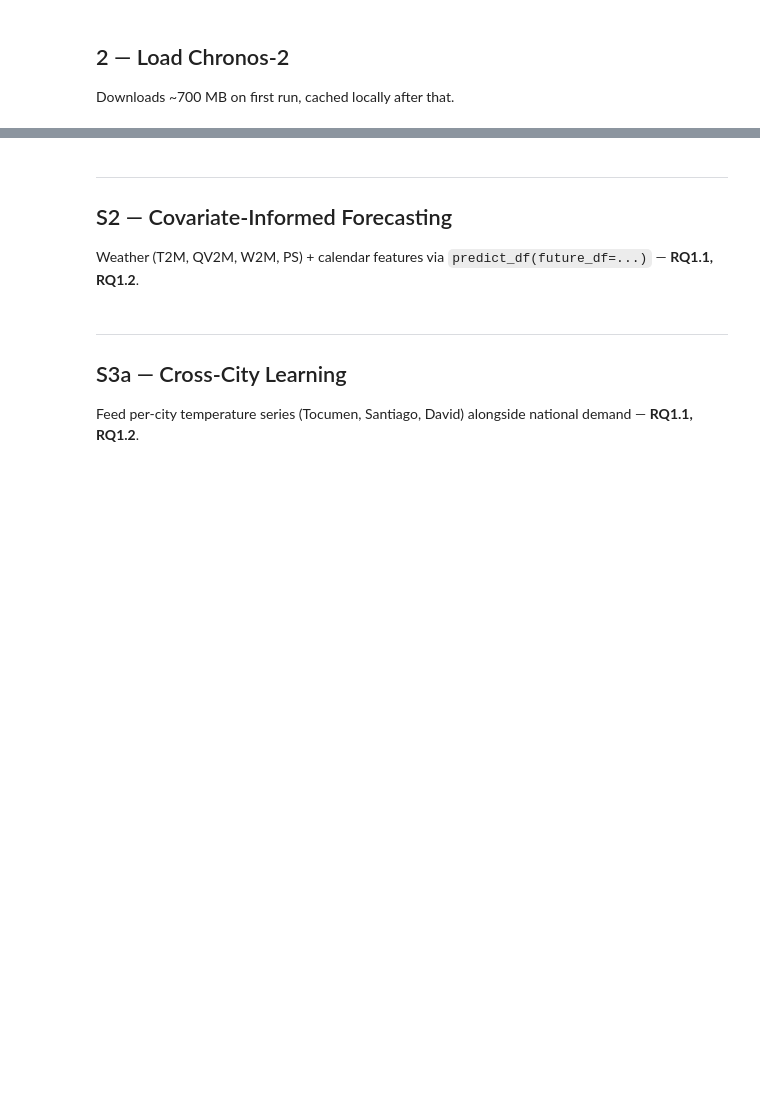
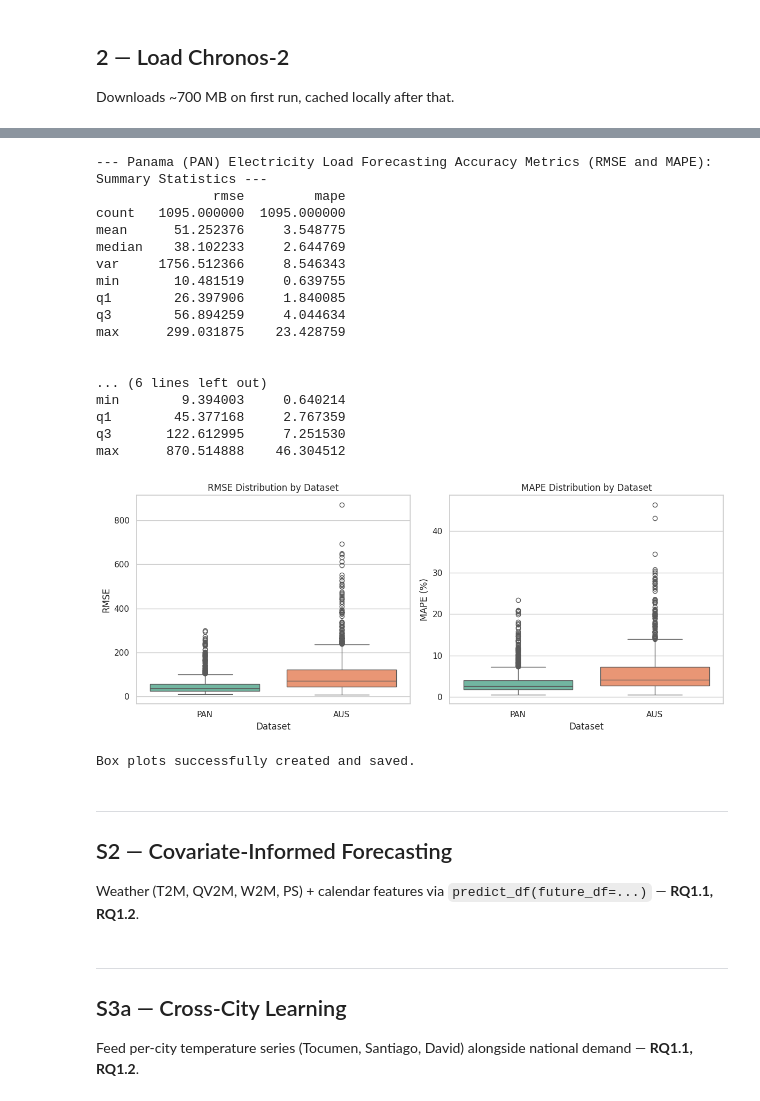
Before and after one commit to schmetti-kim/RCS_time_series_forecasting_electric_load, a Jupyter notebook: chronos_research/main.ipynb, the cells around one changed output, grey strips where cells are left out. Cells and saved outputs as stored; diff of their text form; code cells hidden in the pictures; blank space fills up the shorter version.

```diff
--- a/chronos_research/main.ipynb
+++ b/chronos_research/main.ipynb
@@ -162,3 +166,36 @@ print(res_s1)  # ← add this line
+# %%
+# Display Summary Statistics of the resulting Accuracy Metrics
+print("--- Panama (PAN) Electricity Load Forecasting Accuracy Metrics (RMSE and MAPE): Summary Statistics ---")
+print(compute_summary_statistics(pan_res, columns=['rmse', 'mape']))
+print("\n")
+print("--- Australia (AUS) Electricity Load Forecasting Accuracy Metrics (RMSE and MAPE): Summary Statistics ---")
+print(compute_summary_statistics(aus_res, columns=['rmse', 'mape']))
+
+# Combine pan_res and aus_res vertically
+merged_res_df = pd.concat([pan_res, aus_res], ignore_index=True)
+
+# Make summary boxplots
+plot_metrics_boxplots(merged_res_df)
+# %% [output]
+--- Panama (PAN) Electricity Load Forecasting Accuracy Metrics (RMSE and MAPE): Summary Statistics ---
+               rmse         mape
+count   1095.000000  1095.000000
+mean      51.252376     3.548775
+median    38.102233     2.644769
+var     1756.512366     8.546343
+min       10.481519     0.639755
+q1        26.397906     1.840085
+q3        56.894259     4.044634
+max      299.031875    23.428759
+
+
+... (6 lines left out)
+min        9.394003     0.640214
+q1        45.377168     2.767359
+q3       122.612995     7.251530
+max      870.514888    46.304512
+[figure, added]
+Box plots successfully created and saved.
 # %% [markdown]
 ---
 ## S2 — Covariate-Informed Forecasting
```
Also changed, not shown: parts of 16 cells of this notebook, 34 other files.
